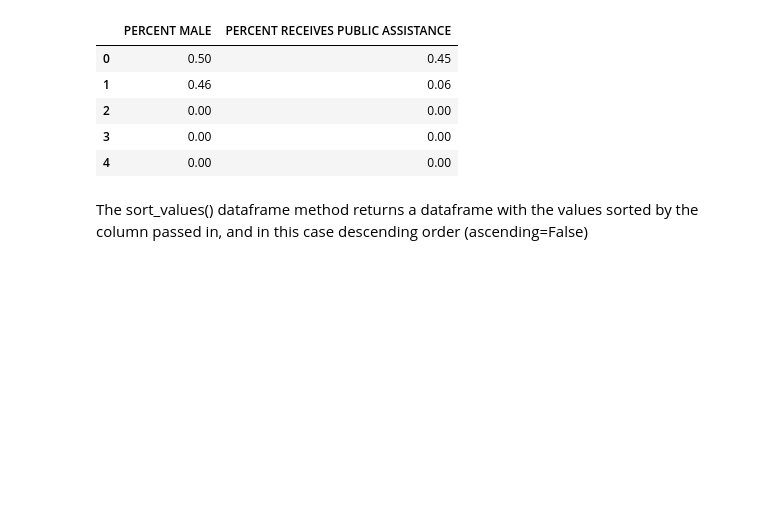
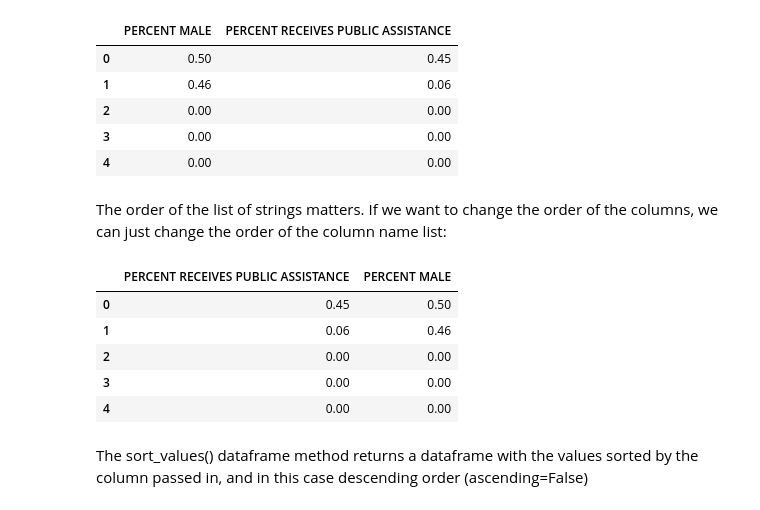
Before and after one commit to denisvrdoljak/TXU-Python-Feb2019, a Jupyter notebook: 10-MorePandas/Pandas_Indexing_Subsetting.ipynb, the cells around one changed output. Saved outputs shown, nothing was run; the diff lists cells and outputs as text; code cells hidden in the pictures; blank space fills up the shorter version.

```diff
--- a/10-MorePandas/Pandas_Indexing_Subsetting.ipynb
+++ b/10-MorePandas/Pandas_Indexing_Subsetting.ipynb
@@ -70,6 +70,18 @@ df[['PERCENT MALE','PERCENT RECEIVES PUBLIC ASSISTANCE']].head()
 | 2 | 0.00 | 0.00 |
 | 3 | 0.00 | 0.00 |
 | 4 | 0.00 | 0.00 |
+# %% [markdown]
+The order of the list of strings matters. If we want to change the order of the columns, we can just change the order of the column name list:
+# %%
+df[['PERCENT RECEIVES PUBLIC ASSISTANCE','PERCENT MALE']].head()
+# We're passing in a list to the bracket notation. Note the double brackets.
+# %% [output]
+|  | PERCENT RECEIVES PUBLIC ASSISTANCE | PERCENT MALE |
+| 0 | 0.45 | 0.50 |
+| 1 | 0.06 | 0.46 |
+| 2 | 0.00 | 0.00 |
+| 3 | 0.00 | 0.00 |
+| 4 | 0.00 | 0.00 |
 # %% [markdown]
 The sort_values() dataframe method returns a dataframe with the values sorted by the column passed in, and in this case descending order (ascending=False)
 # %%
```
Also changed, not shown: 6 other files.
